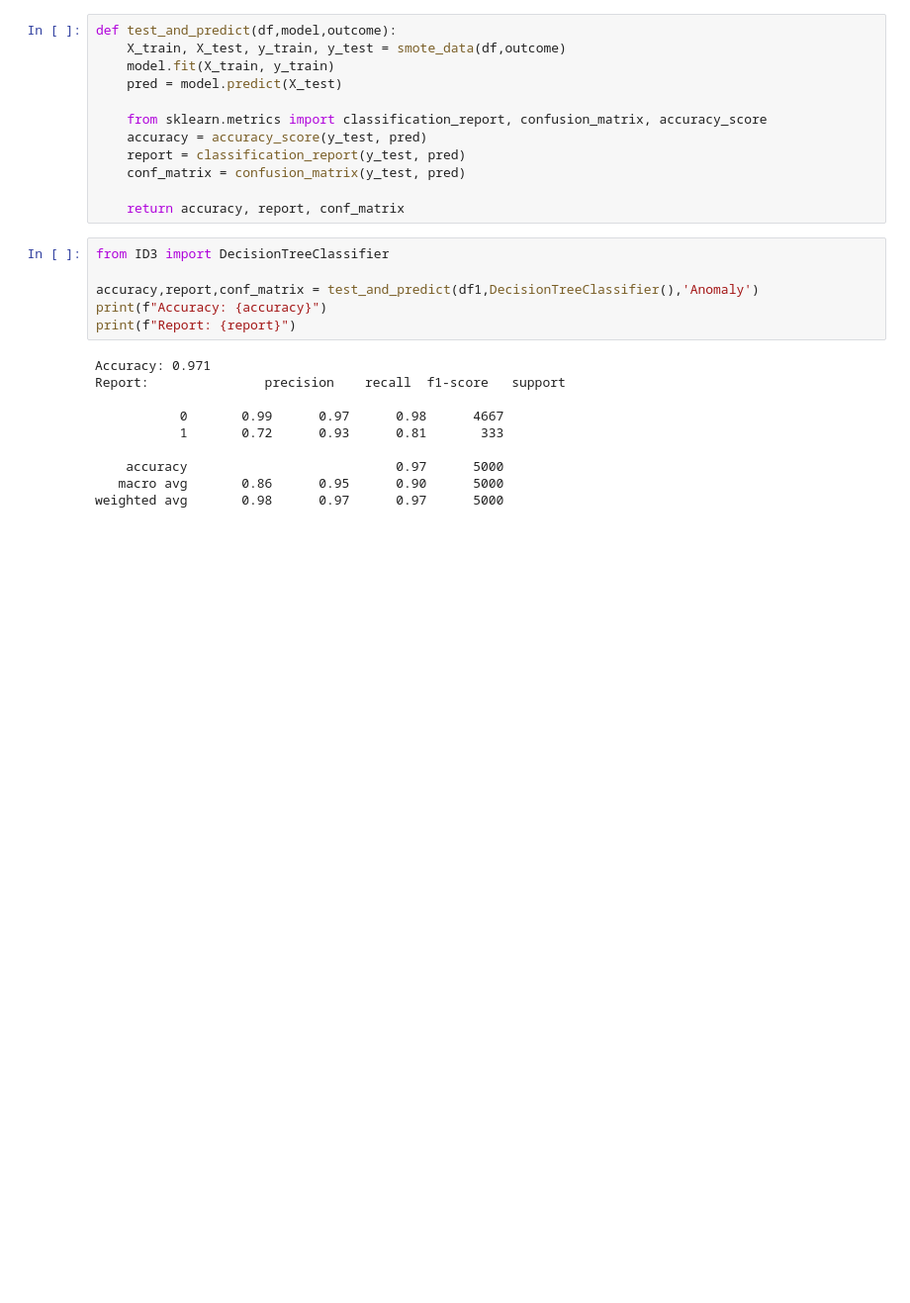
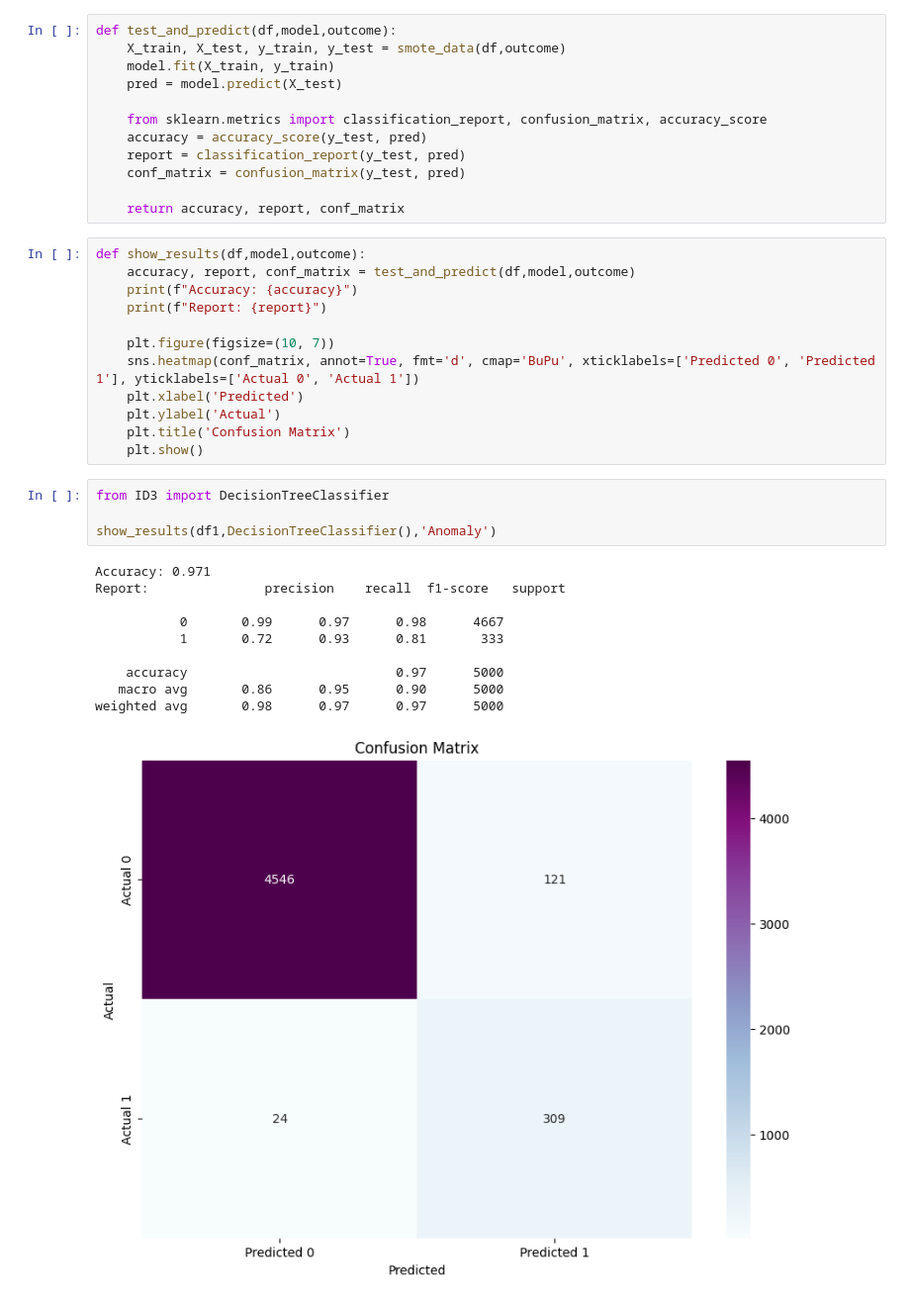
Before and after one commit to zoddtheimmortal/ml-assignments, a Jupyter notebook: a2/main.ipynb, the cells around one changed output. Shown at 99% size. Drawn from its saved outputs; the diff is of its cells as text; blank space fills up the shorter version.

Commit message:
feat: a2: update impl of show_results

```diff
--- a/a2/main.ipynb
+++ b/a2/main.ipynb
@@ -212,22 +212,33 @@ def test_and_predict(df,model,outcome):
     conf_matrix = confusion_matrix(y_test, pred)
 
     return accuracy, report, conf_matrix
+# %%
+def show_results(df,model,outcome):
+    accuracy, report, conf_matrix = test_and_predict(df,model,outcome)
+    print(f"Accuracy: {accuracy}")
+    print(f"Report: {report}")
+
+    plt.figure(figsize=(10, 7))
+    sns.heatmap(conf_matrix, annot=True, fmt='d', cmap='BuPu', xticklabels=['Predicted 0', 'Predicted 1'], yticklabels=['Actual 0', 'Actual 1'])
+    plt.xlabel('Predicted')
+    plt.ylabel('Actual')
+    plt.title('Confusion Matrix')
+    plt.show()
 # %%
 from ID3 import DecisionTreeClassifier
 
-accuracy,report,conf_matrix = test_and_predict(df1,DecisionTreeClassifier(),'Anomaly')
-print(f"Accuracy: {accuracy}")
-print(f"Report: {report}")
+show_results(df1,DecisionTreeClassifier(),'Anomaly')
 # %% [output]
 Accuracy: 0.971
 Report:               precision    recall  f1-score   support
 
            0       0.99      0.97      0.98      4667
            1       0.72      0.93      0.81       333
 
     accuracy                           0.97      5000
    macro avg       0.86      0.95      0.90      5000
 weighted avg       0.98      0.97      0.97      5000
+[figure, added]
 # %%
 from sklearn.tree import DecisionTreeClassifier
 
```
Also changed, not shown: parts of 1 cell of this notebook.
